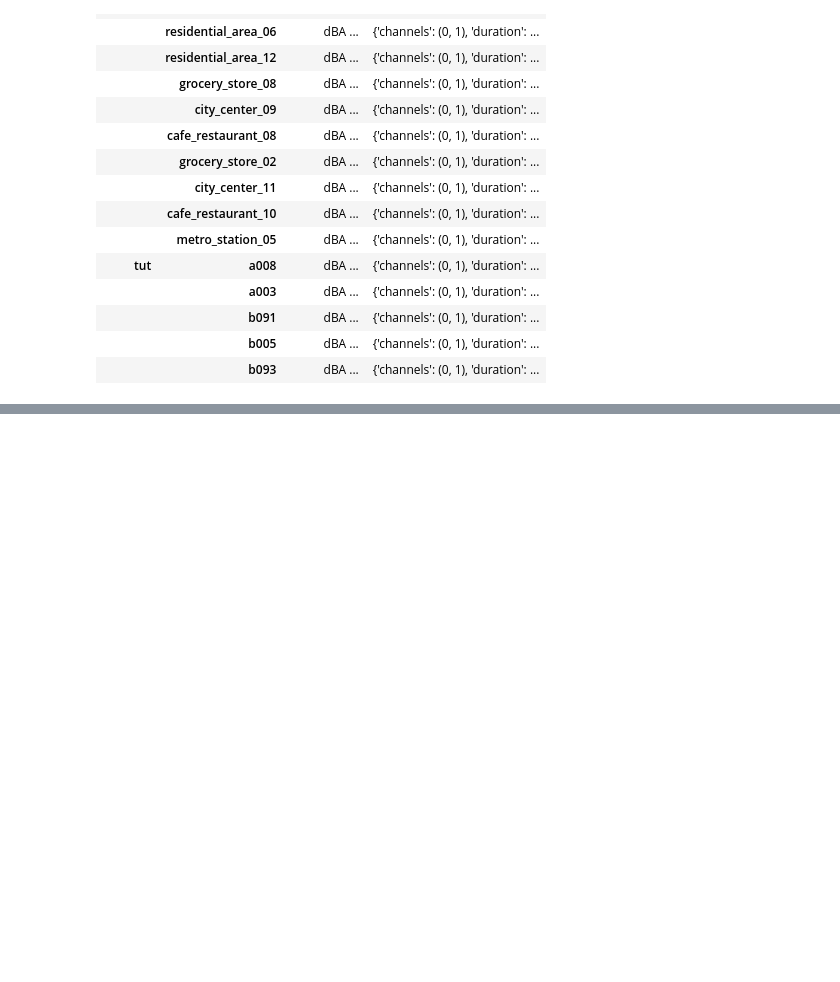
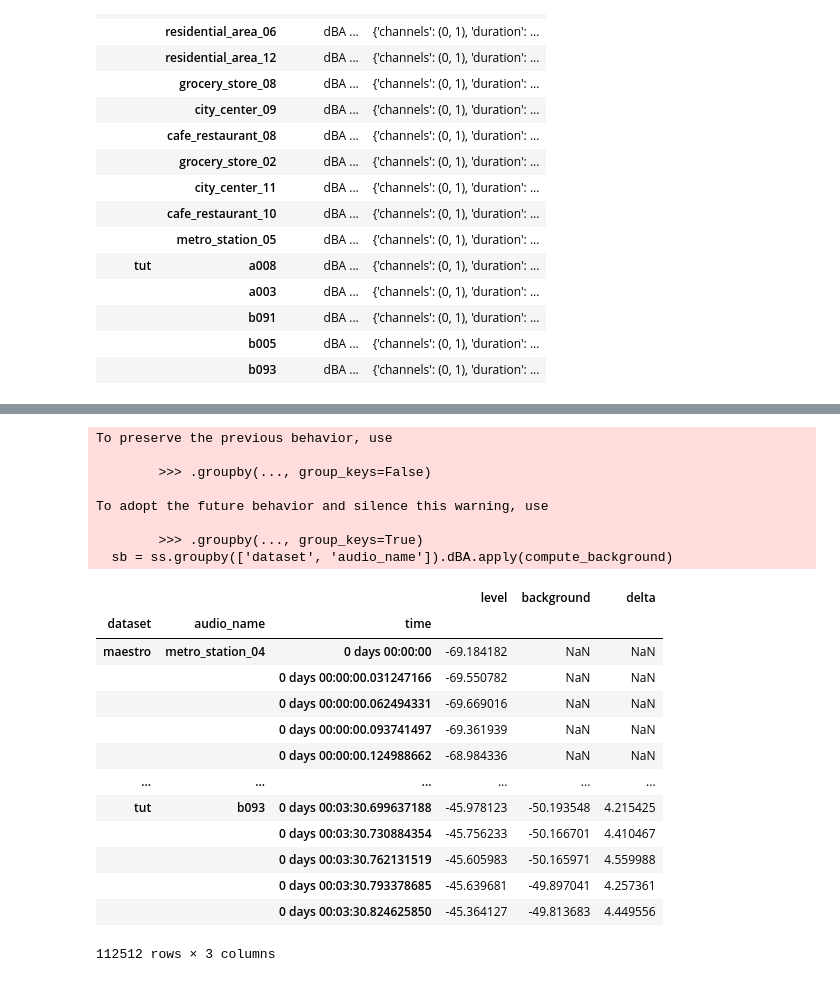
Before and after one commit to jonnor/dominant-sound, a Jupyter notebook: notebooks/AnnotationsEDA.ipynb, the cells around one changed output, grey strips where cells are left out. Drawn from its saved outputs; the diff is of its cells as text; code cells hidden in the pictures; blank space fills up the shorter version.

```diff
--- a/notebooks/AnnotationsEDA.ipynb
+++ b/notebooks/AnnotationsEDA.ipynb
@@ -240,3 +241,33 @@ soundlevels
 |  | b091 | dBA ... | {'channels': (0, 1), 'duration': ... |
 |  | b005 | dBA ... | {'channels': (0, 1), 'duration': ... |
 |  | b093 | dBA ... | {'channels': (0, 1), 'duration': ... |
+# %%
+def flatten_dataframes(dataframes : pandas.Series):
+    """
+    Flatten a Series with DataFrame objects.
+
+    Passes makes sure the output has index both from the series, and each dataframe
+    """
+
+    out = []
+
+    outer_index = dataframes.index.names
+    for idx, df in dataframes.items():
+        inner_index = df.index.names
+
+        df = df.copy().reset_index() # avoid mutating input
+
+        # add outer index data to the inner dataframes
+        for k, v in zip(outer_index, idx):
+            df[k] = v
+
+        out.append(df)
+
+    index = outer_index + inner_index
+    df = pandas.concat(out)
+    df = df.set_index(index)
+    return df
+
+
+ss = flatten_dataframes(soundlevels.soundlevels)
+ss
@@ -242,0 +316,29 @@ soundlevels
+# %%
+
+from src.features.soundlevel import compute_background
+
+sb = ss.groupby(['dataset', 'audio_name']).dBA.apply(compute_background)
+sb
+# %% [output]
+To preserve the previous behavior, use
+
+        >>> .groupby(..., group_keys=False)
+
+To adopt the future behavior and silence this warning, use
+
+        >>> .groupby(..., group_keys=True)
+  sb = ss.groupby(['dataset', 'audio_name']).dBA.apply(compute_background)
+|  |  |  | level | background | delta |
+| dataset | audio_name | time |  |  |  |
+| maestro | metro_station_04 | 0 days 00:00:00 | -69.184182 | NaN | NaN |
+|  |  | 0 days 00:00:00.031247166 | -69.550782 | NaN | NaN |
+|  |  | 0 days 00:00:00.062494331 | -69.669016 | NaN | NaN |
+|  |  | 0 days 00:00:00.093741497 | -69.361939 | NaN | NaN |
+|  |  | 0 days 00:00:00.124988662 | -68.984336 | NaN | NaN |
+| ... | ... | ... | ... | ... | ... |
+| tut | b093 | 0 days 00:03:30.699637188 | -45.978123 | -50.193548 | 4.215425 |
+|  |  | 0 days 00:03:30.730884354 | -45.756233 | -50.166701 | 4.410467 |
+|  |  | 0 days 00:03:30.762131519 | -45.605983 | -50.165971 | 4.559988 |
+|  |  | 0 days 00:03:30.793378685 | -45.639681 | -49.897041 | 4.257361 |
+|  |  | 0 days 00:03:30.824625850 | -45.364127 | -49.813683 | 4.449556 |
+112512 rows × 3 columns
```
Also changed, not shown: parts of 5 cells of this notebook, 1 other file.
